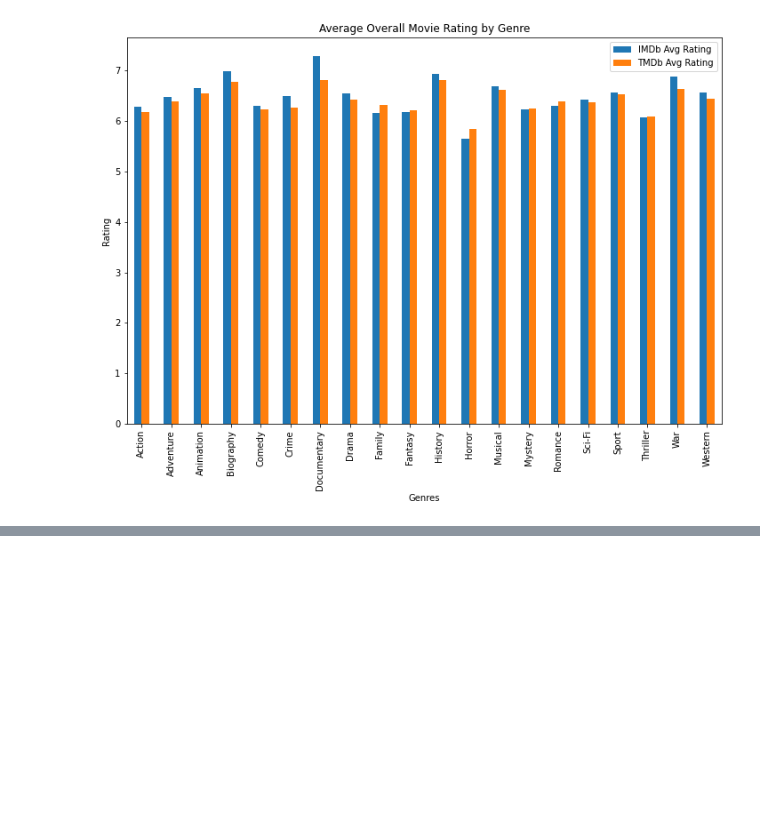
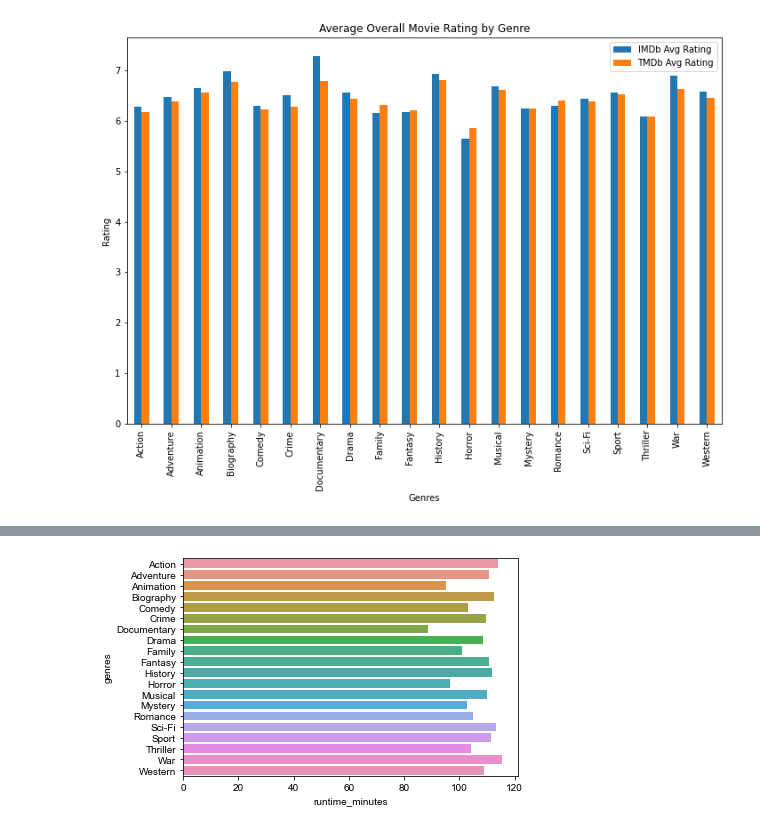
Before and after one commit to jacrivera/AI-Academy-Semester-1-Capstone-Group-5, a Jupyter notebook: Final-Workbook.ipynb, the cells around one changed output, grey strips where cells are left out. Cells and saved outputs as stored; diff of their text form; code cells hidden in the pictures; blank space fills up the shorter version.

```diff
--- a/Final-Workbook.ipynb
+++ b/Final-Workbook.ipynb
@@ -252,0 +264,7 @@ plt.legend(labels=['IMDb Avg Rating','TMDb Avg Rating'])
+# %%
+mdgrp = master_df_genre_grp.mean()
+mdgrp['genres'] = mdgrp.index
+sns.barplot(y ="genres", x = "runtime_minutes", data = mdgrp, orient = 'h')
+sns.set(rc={"figure.figsize":(10,8)})
+# %% [output]
+[figure, added]
```
Also changed, not shown: parts of 7 cells of this notebook.
